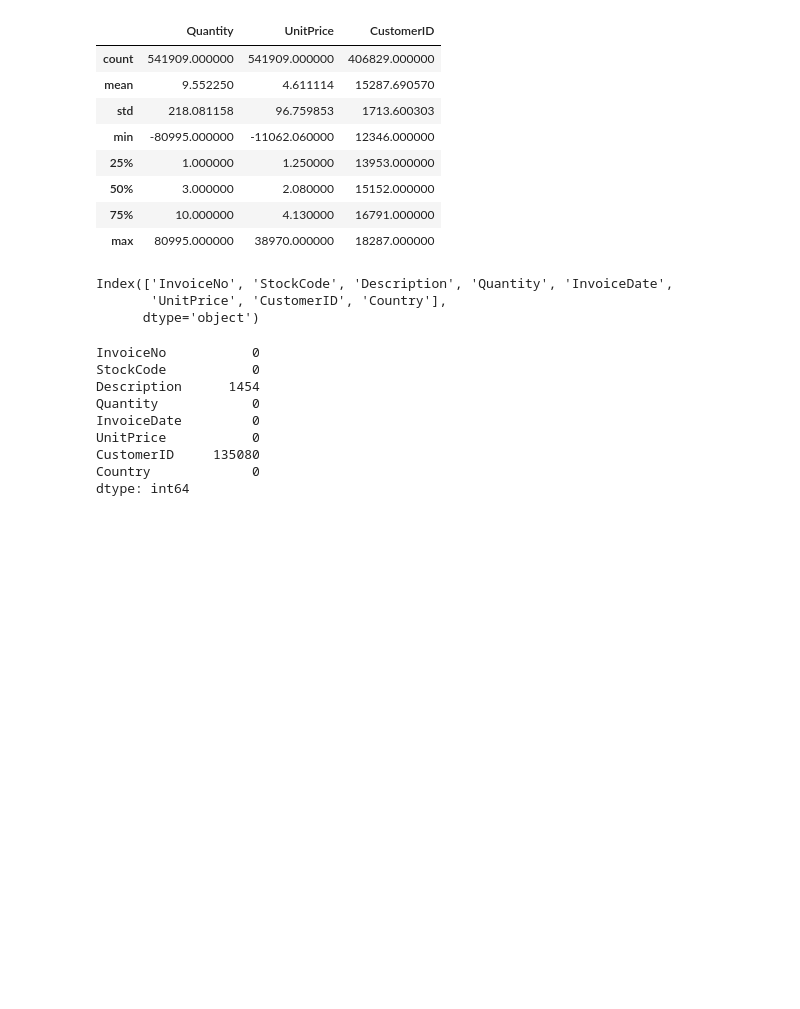
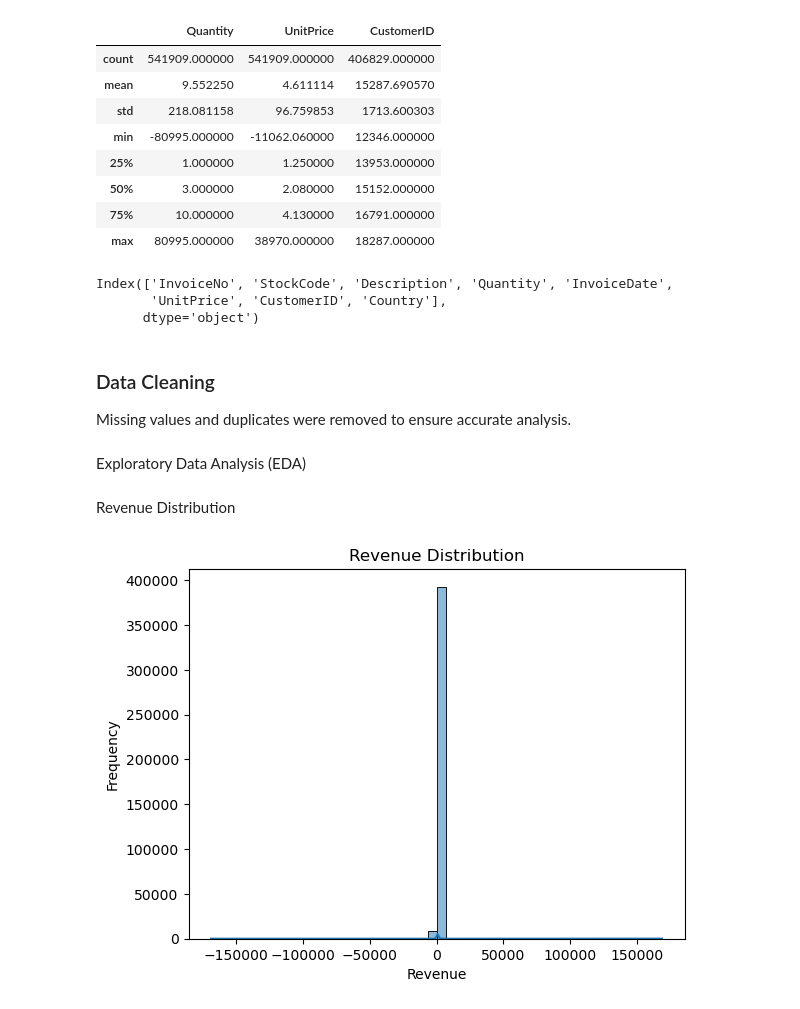
Before and after one commit to cusherahkugan/An-Online-Retail-Business-Analysis, a Jupyter notebook: notebooks/Online retail analysis-BIS.ipynb, the cells around one changed output. Cells and saved outputs as stored; diff of their text form; code cells hidden in the pictures; blank space fills up the shorter version.

Commit message:
plotted data

```diff
--- a/notebooks/Online retail analysis-BIS.ipynb
+++ b/notebooks/Online retail analysis-BIS.ipynb
@@ -3,8 +3,17 @@ import pandas as pd
 import numpy as np
 import matplotlib.pyplot as plt
 import seaborn as sns
+import os
 
 plt.style.use("default")
+
+# Create images folder if it doesn't exist
+os.makedirs("../../images", exist_ok=True)
+
+# Function to save plots
+def save_plot(filename):
+    plt.savefig(f"../../images/{filename}", dpi=300, bbox_inches='tight')
+    plt.show()
 # %%
 df = pd.read_csv("../data/Online Retail Data Set.csv", encoding='ISO-8859-1')
 df.head()
@@ -52,15 +61,25 @@ df.columns
 Index(['InvoiceNo', 'StockCode', 'Description', 'Quantity', 'InvoiceDate',
        'UnitPrice', 'CustomerID', 'Country'],
       dtype='object')
+# %% [markdown]
+### Data Cleaning
+Missing values and duplicates were removed to ensure accurate analysis.
 # %%
 df.isnull().sum()
+df = df.drop_duplicates()
+df = df.dropna()
-# %% [output]
-InvoiceNo           0
-StockCode           0
-Description      1454
-Quantity            0
-InvoiceDate         0
-UnitPrice           0
-CustomerID     135080
-Country             0
-dtype: int64
+# %%
+df['Revenue'] = df['Quantity'] * df['UnitPrice']
+# %% [markdown]
+Exploratory Data Analysis (EDA)
+# %% [markdown]
+Revenue Distribution
+# %%
+plt.figure()
+sns.histplot(df['Revenue'], bins=50, kde=True)
+plt.title("Revenue Distribution")
+plt.xlabel("Revenue")
+plt.ylabel("Frequency")
+save_plot("01_revenue_distribution.png")
+# %% [output]
+[figure, added]
```
Also changed, not shown: parts of 9 cells of this notebook.
